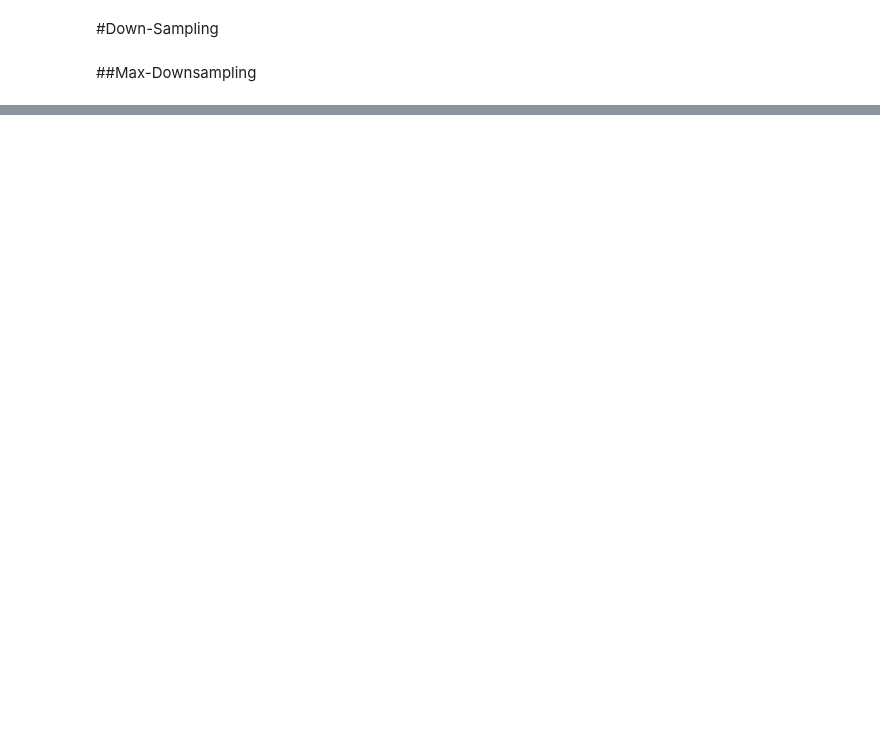
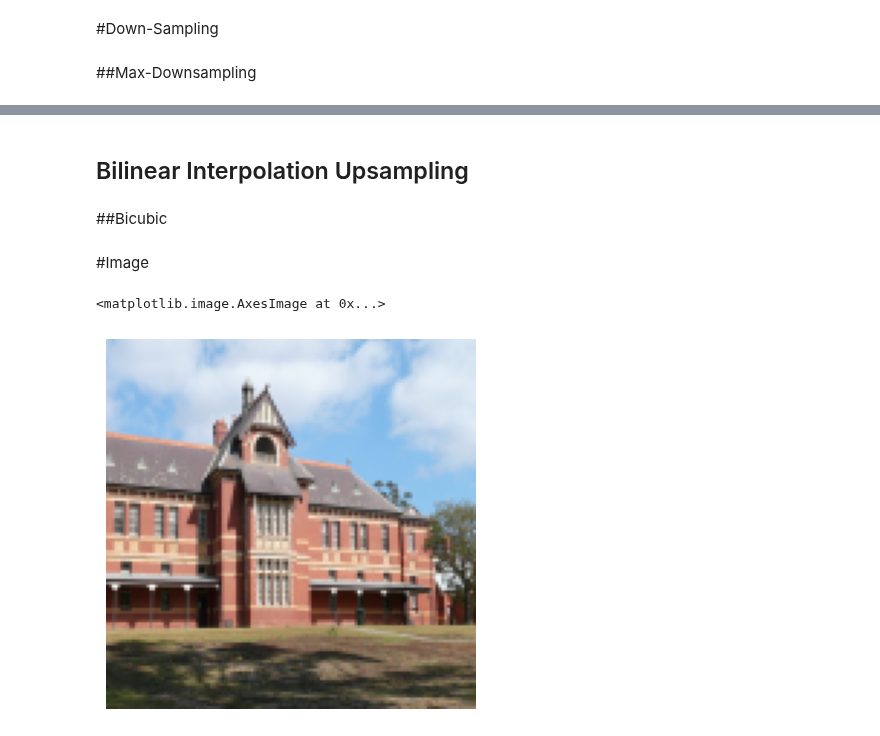
Before and after one commit to InahH-004/PCD_Collage, a Jupyter notebook: PCD_Assignment01.ipynb, the cells around one changed output, grey strips where cells are left out. Cells and saved outputs as stored; diff of their text form; code cells hidden in the pictures; blank space fills up the shorter version.

```diff
--- a/PCD_Assignment01.ipynb
+++ b/PCD_Assignment01.ipynb
@@ -72,0 +191,2 @@ def max_downsampling(img, scale):
+# %% [markdown]
+## Bilinear Interpolation Upsampling
@@ -72,0 +236,2 @@ def max_downsampling(img, scale):
+# %% [markdown]
+##Bicubic
@@ -72,0 +290,23 @@ def max_downsampling(img, scale):
+# %% [markdown]
+#Image
+# %%
+import cv2
+import matplotlib.pyplot as plt
+import os
+
+image_name =  '975-1.jpg'
+image_path = os.path.join(path, image_name)
+img = cv2.imread(image_path) #by default BGR
+
+#konversi ke format rgb
+img_rgb = cv2.cvtColor(img, cv2.COLOR_BGR2RGB)
+
+# Resize ke 128 x 128
+target_size = (128, 128)
+img_resized = cv2.resize(img_rgb, target_size, interpolation=cv2.INTER_AREA)
+
+plt.axis('off')
+plt.imshow(img_resized)
+# %% [output]
+<matplotlib.image.AxesImage at 0x...>
+[figure, added]
```
Also changed, not shown: parts of 22 cells of this notebook.
